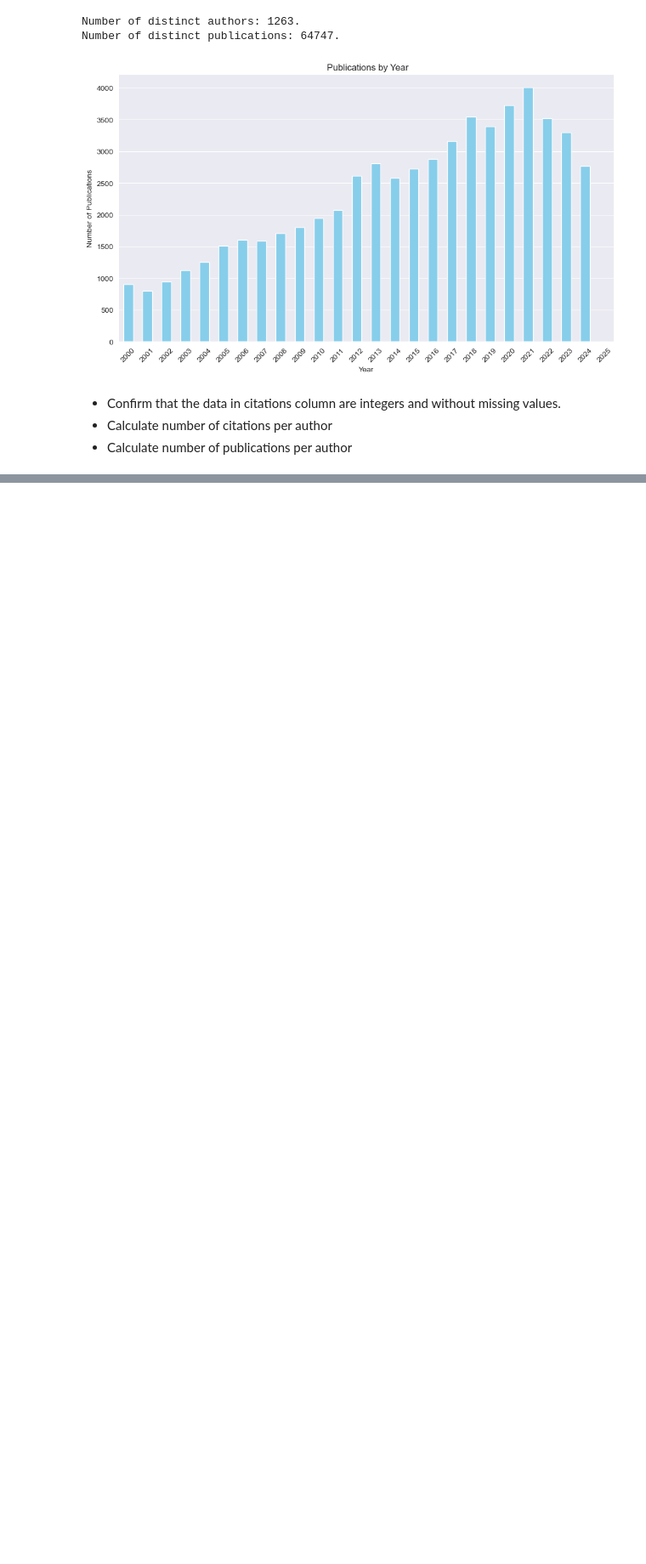
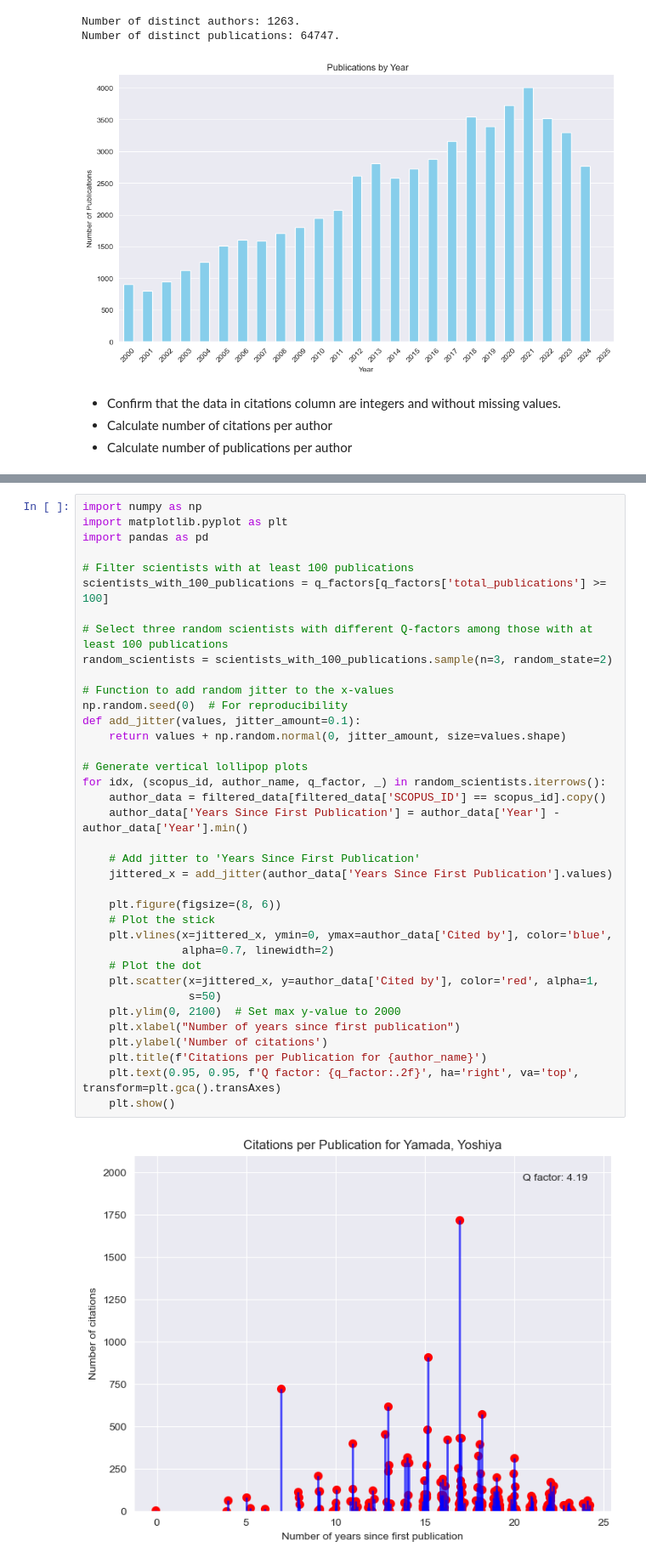
Before and after one commit to muon2998/QFactor, a Jupyter notebook: qscore.ipynb, the cells around one changed output, grey strips where cells are left out. Shown: that part at 85% size. Cells and saved outputs as stored; diff of their text form; blank space fills up the shorter version.

```diff
--- a/qscore.ipynb
+++ b/qscore.ipynb
@@ -231,0 +296,39 @@ Sample does not look Gaussian (reject H0)
+# %%
+import numpy as np
+import matplotlib.pyplot as plt
+import pandas as pd
+
+# Filter scientists with at least 100 publications
+scientists_with_100_publications = q_factors[q_factors['total_publications'] >= 100]
+
+# Select three random scientists with different Q-factors among those with at least 100 publications
+random_scientists = scientists_with_100_publications.sample(n=3, random_state=2)
+
+# Function to add random jitter to the x-values
+np.random.seed(0)  # For reproducibility
+def add_jitter(values, jitter_amount=0.1):
+    return values + np.random.normal(0, jitter_amount, size=values.shape)
+
+# Generate vertical lollipop plots
+for idx, (scopus_id, author_name, q_factor, _) in random_scientists.iterrows():
+    author_data = filtered_data[filtered_data['SCOPUS_ID'] == scopus_id].copy()
+    author_data['Years Since First Publication'] = author_data['Year'] - author_data['Year'].min()
+
+    # Add jitter to 'Years Since First Publication'
+    jittered_x = add_jitter(author_data['Years Since First Publication'].values)
+
+    plt.figure(figsize=(8, 6))
+    # Plot the stick
+    plt.vlines(x=jittered_x, ymin=0, ymax=author_data['Cited by'], color='blue',
+               alpha=0.7, linewidth=2)
+    # Plot the dot
+    plt.scatter(x=jittered_x, y=author_data['Cited by'], color='red', alpha=1,
+                s=50)
+    plt.ylim(0, 2100)  # Set max y-value to 2000
+    plt.xlabel("Number of years since first publication")
+    plt.ylabel('Number of citations')
+    plt.title(f'Citations per Publication for {author_name}')
+    plt.text(0.95, 0.95, f'Q factor: {q_factor:.2f}', ha='right', va='top', transform=plt.gca().transAxes)
+    plt.show()
+# %% [output]
+[figure, added]
```
Also changed, not shown: parts of 13 cells of this notebook.
